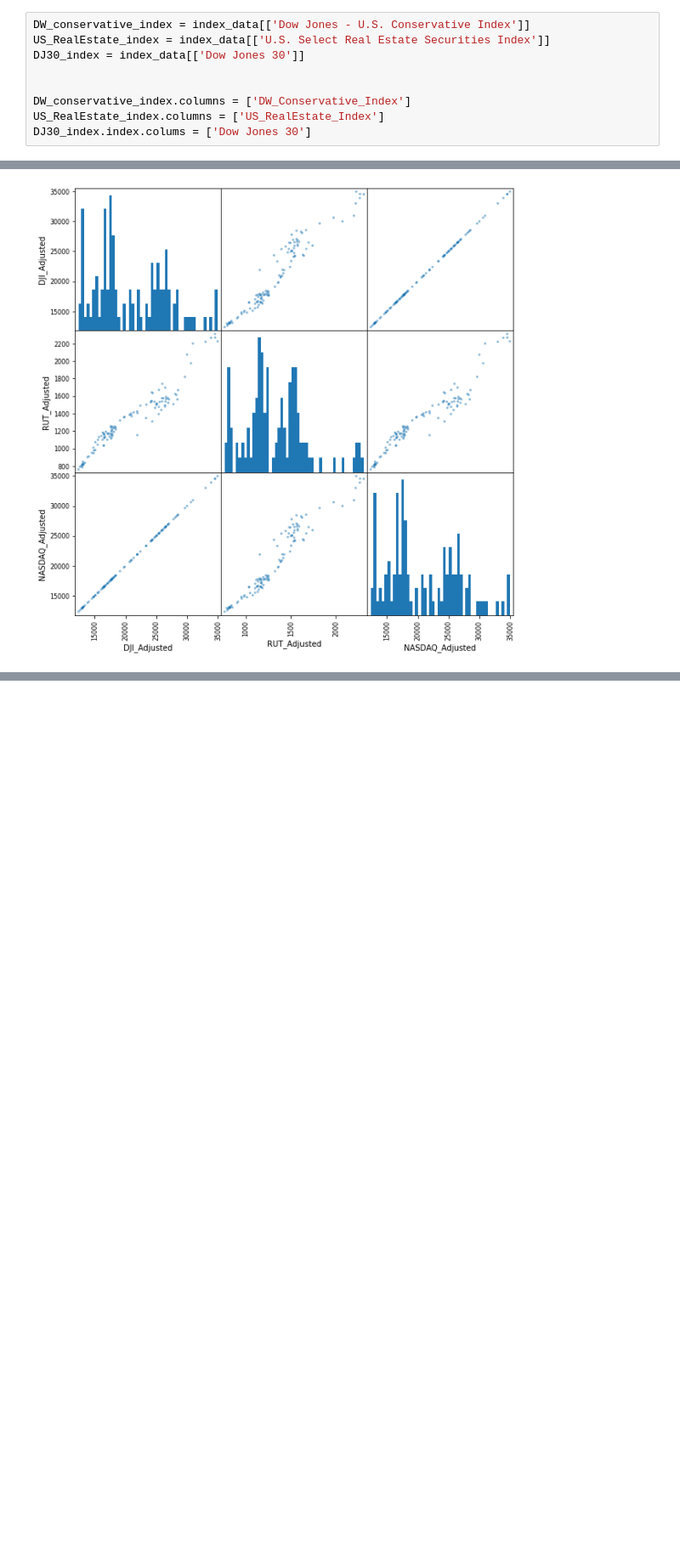
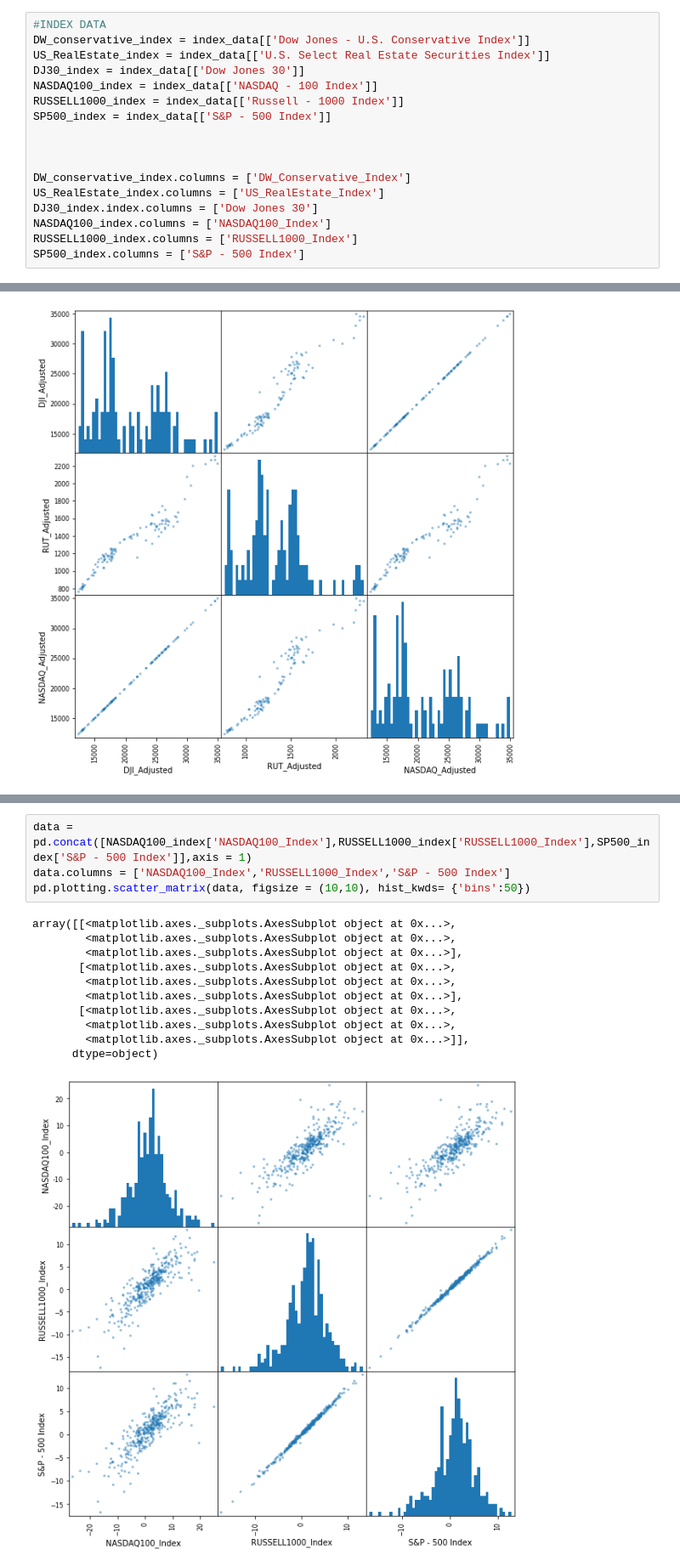
Before and after one commit to AlexNoonan-Syracuse/BigDataProject, a Jupyter notebook: RC_IST718_Final_Project.ipynb, the cells around one changed output, grey strips where cells are left out. Shown at 85% size. Saved outputs shown, nothing was run; the diff lists cells and outputs as text; blank space fills up the shorter version.

```diff
--- a/RC_IST718_Final_Project.ipynb
+++ b/RC_IST718_Final_Project.ipynb
@@ -158,11 +158,19 @@ pitchbook.head()
 | 4 | 41082-40 | Apple (NAS: AAPL) | NaN | NaN | Apple computer | NaN | ... |
 5 rows × 135 columns
 # %%
+#INDEX DATA
 DW_conservative_index = index_data[['Dow Jones - U.S. Conservative Index']]
 US_RealEstate_index = index_data[['U.S. Select Real Estate Securities Index']]
 DJ30_index = index_data[['Dow Jones 30']]
+NASDAQ100_index = index_data[['NASDAQ - 100 Index']]
+RUSSELL1000_index = index_data[['Russell - 1000 Index']]
+SP500_index = index_data[['S&P - 500 Index']]
+
 
 
 DW_conservative_index.columns = ['DW_Conservative_Index']
 US_RealEstate_index.columns = ['US_RealEstate_Index']
-DJ30_index.index.colums = ['Dow Jones 30']
+DJ30_index.index.columns = ['Dow Jones 30']
+NASDAQ100_index.columns = ['NASDAQ100_Index']
+RUSSELL1000_index.columns = ['RUSSELL1000_Index']
+SP500_index.columns = ['S&P - 500 Index']
@@ -281,0 +298,16 @@ array([[<matplotlib.axes._subplots.AxesSubplot object at 0x...>,
+# %%
+data = pd.concat([NASDAQ100_index['NASDAQ100_Index'],RUSSELL1000_index['RUSSELL1000_Index'],SP500_index['S&P - 500 Index']],axis = 1)
+data.columns = ['NASDAQ100_Index','RUSSELL1000_Index','S&P - 500 Index']
+pd.plotting.scatter_matrix(data, figsize = (10,10), hist_kwds= {'bins':50})
+# %% [output]
+array([[<matplotlib.axes._subplots.AxesSubplot object at 0x...>,
+        <matplotlib.axes._subplots.AxesSubplot object at 0x...>,
+        <matplotlib.axes._subplots.AxesSubplot object at 0x...>],
+       [<matplotlib.axes._subplots.AxesSubplot object at 0x...>,
+        <matplotlib.axes._subplots.AxesSubplot object at 0x...>,
+        <matplotlib.axes._subplots.AxesSubplot object at 0x...>],
+       [<matplotlib.axes._subplots.AxesSubplot object at 0x...>,
+        <matplotlib.axes._subplots.AxesSubplot object at 0x...>,
+        <matplotlib.axes._subplots.AxesSubplot object at 0x...>]],
+      dtype=object)
+[figure, added]
```
Also changed, not shown: parts of 8 cells of this notebook.
